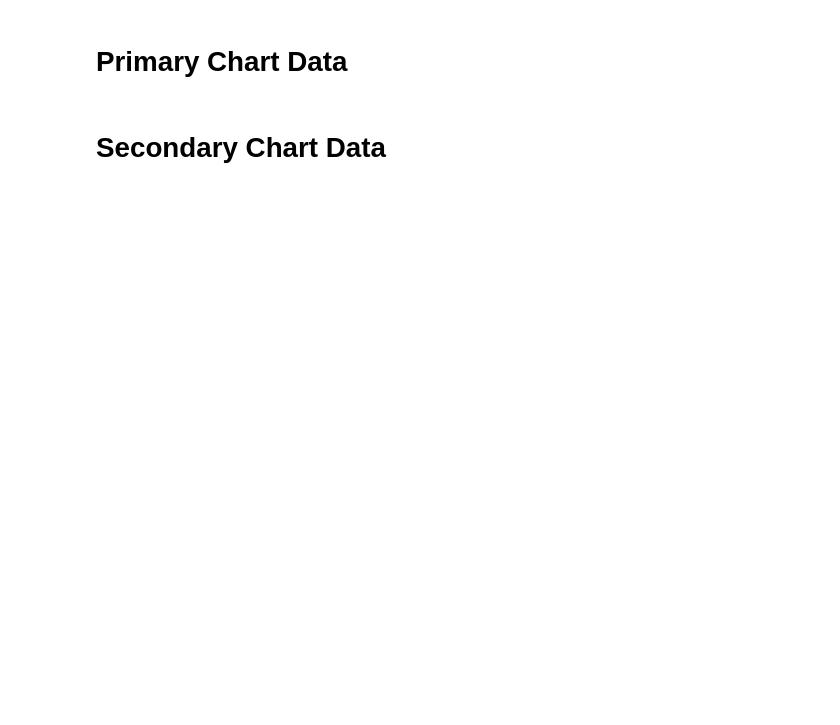
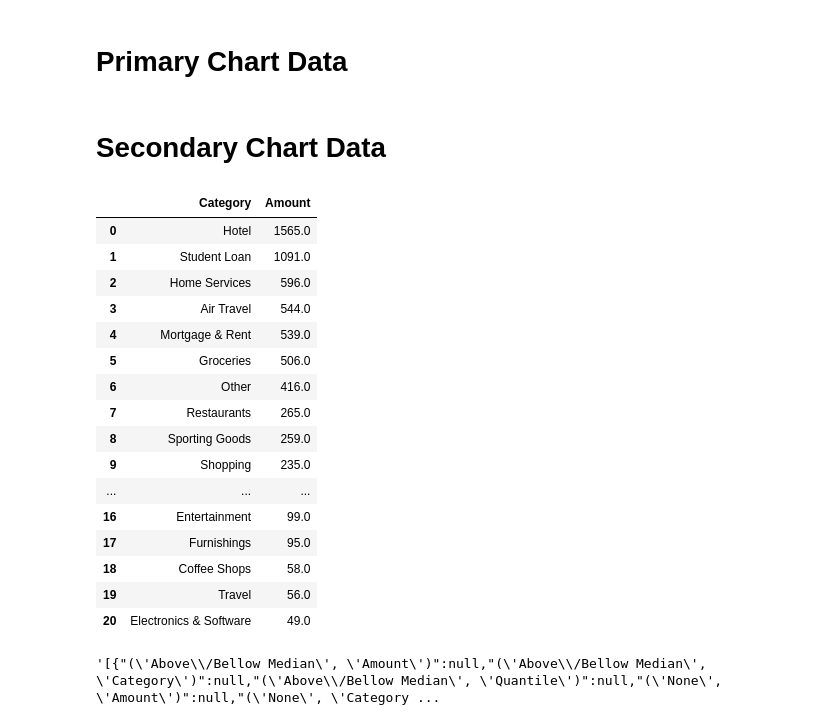
Before and after one commit to wesleybeckner/mintdash, a Jupyter notebook: examples/static_files.ipynb, the cells around one changed output. Cells and saved outputs as stored; diff of their text form; code cells hidden in the pictures; blank space fills up the shorter version.

```diff
--- a/examples/static_files.ipynb
+++ b/examples/static_files.ipynb
@@ -216,5 +217,23 @@ dff, _, _ = make_df(df, x='Category', year=[2021], quantile=None, bins=None)
 dff = round(dff)
 df4 = pd.concat({"None": dff}, axis=1, names=["Quantile", "Data"])
 # %%
-category = pd.concat([df1, df2, df3, df4])
+dff
+# %% [output]
+|  | Category | Amount |
+| 0 | Hotel | 1565.0 |
+| 1 | Student Loan | 1091.0 |
+| 2 | Home Services | 596.0 |
+| 3 | Air Travel | 544.0 |
+| 4 | Mortgage & Rent | 539.0 |
+| 5 | Groceries | 506.0 |
+| 6 | Other | 416.0 |
+| 7 | Restaurants | 265.0 |
+| 8 | Sporting Goods | 259.0 |
+| 9 | Shopping | 235.0 |
+| ... | ... | ... |
+| 16 | Entertainment | 99.0 |
+| 17 | Furnishings | 95.0 |
+| 18 | Coffee Shops | 58.0 |
+| 19 | Travel | 56.0 |
+| 20 | Electronics & Software | 49.0 |
 # %%
@@ -221,0 +241,4 @@ dff.to_json('static_data/category_spending.json')
+# %%
+category.to_json(orient='records')
+# %% [output]
+'[{"(\'Above\\/Bellow Median\', \'Amount\')":null,"(\'Above\\/Bellow Median\', \'Category\')":null,"(\'Above\\/Bellow Median\', \'Quantile\')":null,"(\'None\', \'Amount\')":null,"(\'None\', \'Category ...
```
Also changed, not shown: parts of 2 cells of this notebook, 4 other files.
